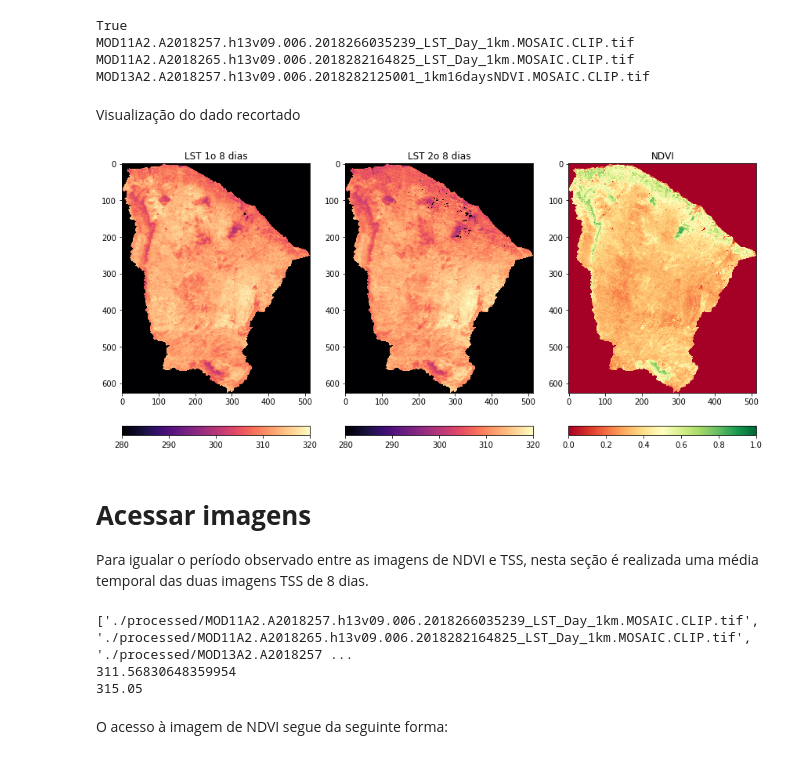
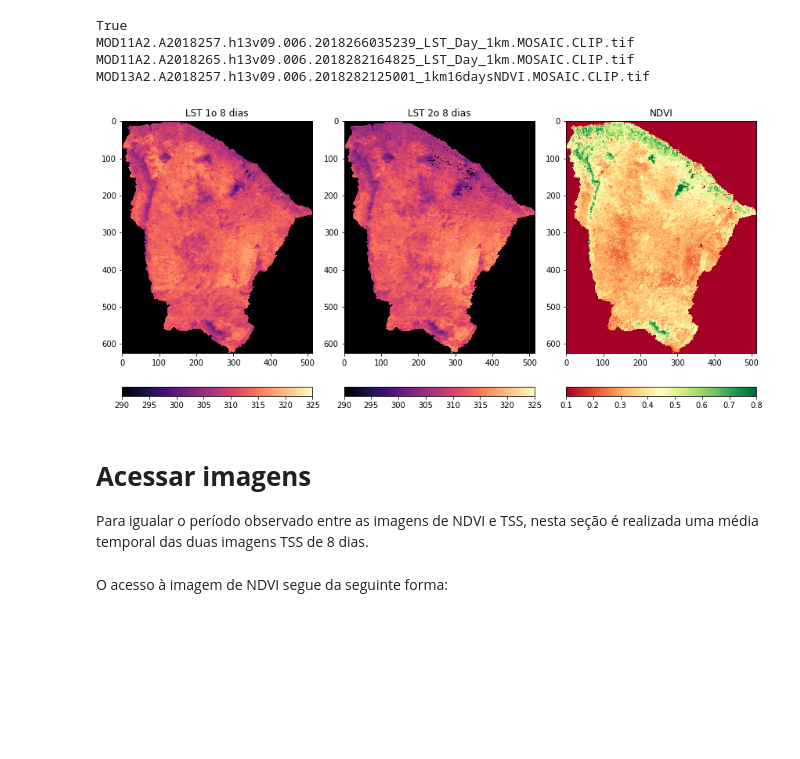
Before and after one commit to dxbezerra/TVDI, a Jupyter notebook: TVDI_projeto.ipynb, the cells around one changed output. Cells and saved outputs as stored; diff of their text form; code cells hidden in the pictures; blank space fills up the shorter version.

```diff
--- a/TVDI_projeto.ipynb
+++ b/TVDI_projeto.ipynb
@@ -203,54 +188,53 @@ True
 MOD11A2.A2018257.h13v09.006.2018266035239_LST_Day_1km.MOSAIC.CLIP.tif
 MOD11A2.A2018265.h13v09.006.2018282164825_LST_Day_1km.MOSAIC.CLIP.tif
 MOD13A2.A2018257.h13v09.006.2018282125001_1km16daysNDVI.MOSAIC.CLIP.tif
-# %% [markdown]
-Visualização do dado recortado
 # %%
-# Plot das imagens
+# Plot das imagens recortadas
 dset_tss1, dset_tss2, dset_ndvi = gdal.Open(fls[0], GA_ReadOnly),\
                                   gdal.Open(fls[1], GA_ReadOnly),\
                                   gdal.Open(fls[2], GA_ReadOnly)
 
 tss1_band, tss2_band, ndvi_band = dset_tss1.GetRasterBand(1),\
                                   dset_tss2.GetRasterBand(1),\
                                   dset_ndvi.GetRasterBand(1)
 
 plt.figure(figsize=(12, 12))
 
 plt.subplot(131)
 plt.title("LST 1o 8 dias")
-plt.imshow(tss1_band.ReadAsArray() * 0.02, cmap='magma', vmin=280, vmax=320)
+plt.imshow(tss1_band.ReadAsArray() * 0.02, cmap='magma', vmin=290, vmax=325)
 plt.colorbar(orientation="horizontal", pad=0.05)
 
 plt.subplot(132)
 plt.title("LST 2o 8 dias")
-plt.imshow(tss2_band.ReadAsArray() * 0.02, cmap='magma', vmin=280, vmax=320)
+plt.imshow(tss2_band.ReadAsArray() * 0.02, cmap='magma', vmin=290, vmax=325)
 plt.colorbar(orientation="horizontal", pad=0.05)
 
 plt.subplot(133)
 plt.title("NDVI")
-plt.imshow(ndvi_band.ReadAsArray() * 0.0001, cmap='RdYlGn', vmin=0, vmax=1)
+plt.imshow(ndvi_band.ReadAsArray() * 0.0001, cmap='RdYlGn', vmin=0.1, vmax=0.8)
 plt.colorbar(orientation="horizontal", pad=0.05)
+
 plt.tight_layout(pad=1)
+plt.show()
 
 dset_tss1, dset_tss2, dset_ndvi = None, None, None
 # %% [output]
-[figure, old version]
+[figure, new version]
 # %% [markdown]
 # **Acessar imagens**
 Para igualar o período observado entre as imagens de NDVI e TSS, nesta seção é realizada uma média temporal das duas imagens TSS de 8 dias.
 # %%
 fls = sorted(glob(path + '/*CLIP.tif'))
-print(fls)
 
 # Carregar imagens de temperatura
 dset_tss1 = gdal.Open(fls[0], GA_ReadOnly)
 dset_tss2 = gdal.Open(fls[1], GA_ReadOnly)
 
-# Multiplicar pelo fator de escala
 dset_tss1_band = dset_tss1.GetRasterBand(1)
 dset_tss2_band = dset_tss2.GetRasterBand(1)
 
+# Multiplicar pelo fator de escala
 dset_tss1_array = dset_tss1_band.ReadAsArray() * 0.02
 dset_tss2_array = dset_tss2_band.ReadAsArray() * 0.02
 
@@ -262,44 +246,11 @@ dset_tss2_array[dset_tss2_array == 0] = np.nan
 stack_2d = np.array([dset_tss1_array, dset_tss2_array])
 TSS      = scipy.nanmean(stack_2d, axis=0) # média: 311.56830648359954
 
-# shape = dset_tss1_array.shape
-# TSS = np.full((shape[0], shape[1]), np.nan) # média: 311.56830648359954 (foi achado que 400 pixels tem pelo menos um nan)
-# c=0
-# for ii in range(shape[0]):
-#   for jj in range(shape[1]):
-
-#     pix1 = dset_tss1_array[ii, jj]
-#     pix2 = dset_tss2_array[ii, jj]
-
-#     # Se for tudo nan
-#     if np.isnan(pix1) and np.isnan(pix2):
-#       continue
-#     # Se não houver nan
-#     if np.isfinite(pix1) and np.isfinite(pix2):
-#       TSS[ii, jj] = (pix1 + pix2) / 2
-#     # Se houver pelo menos um nan
-#     if np.isfinite(pix1) and np.isnan(pix2):
-#       TSS[ii, jj] = pix1
-#       c += 1
-#       print(c, pix1, pix2, TSS[ii, jj])
-#     if np.isnan(pix1) and np.isfinite(pix2):
-#       TSS[ii, jj] = pix2
-#       c += 1
-#       print(c, pix1, pix2, TSS[ii, jj])
-
-# TSS = (dset_tss1_array + dset_tss2_array) / 2.   # média: 311.5789567481305
-
 # Fechar datasets
 dset_tss1, dset_tss2 = None, None
 
 # Arredondar para duas casas decimais e printar valor médio de TSS
 TSS = np.round(TSS, 2)
-print(np.nanmean(TSS))
-print(TSS[300, 300])
-# %% [output]
-['./processed/MOD11A2.A2018257.h13v09.006.2018266035239_LST_Day_1km.MOSAIC.CLIP.tif', './processed/MOD11A2.A2018265.h13v09.006.2018282164825_LST_Day_1km.MOSAIC.CLIP.tif', './processed/MOD13A2.A2018257 ...
-311.56830648359954
-315.05
 # %% [markdown]
 O acesso à imagem de NDVI segue da seguinte forma:
 # %%
```
Also changed, not shown: parts of 13 cells of this notebook.
